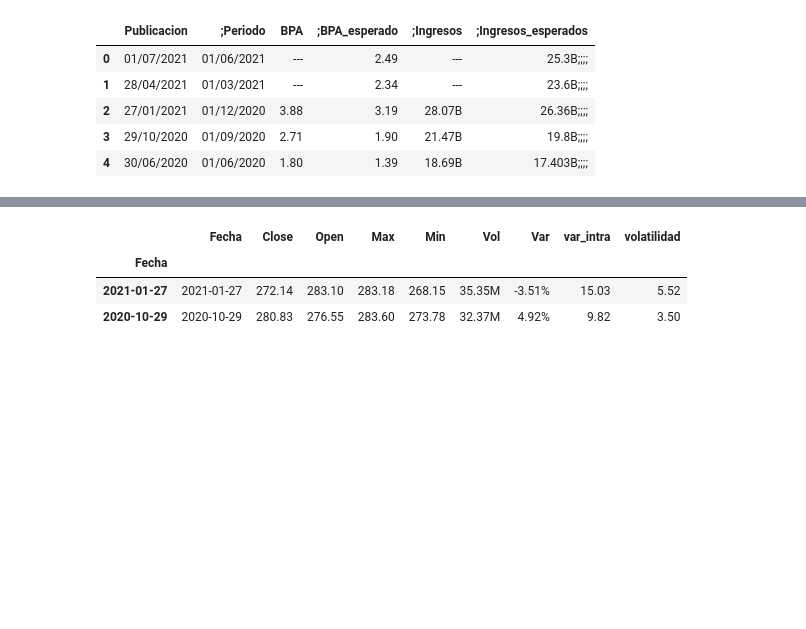
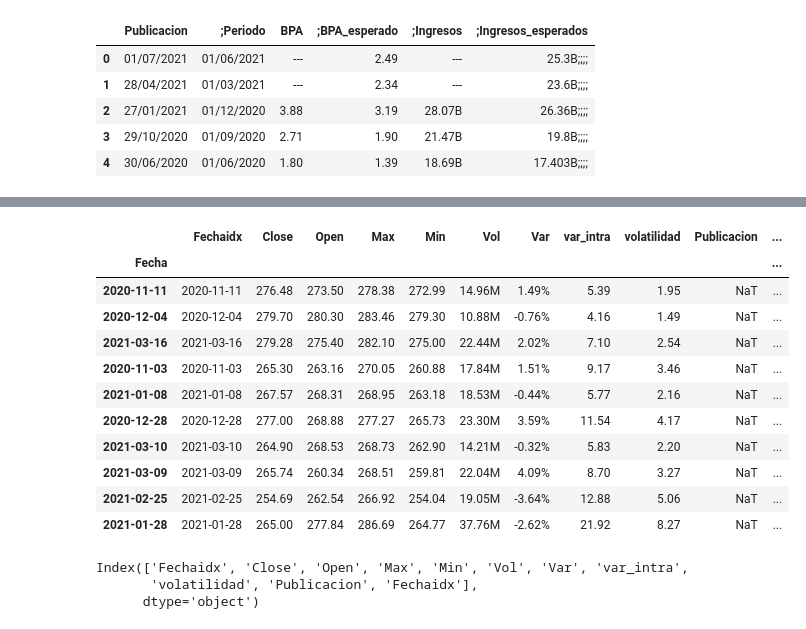
Before and after one commit to asiokfd/Proyecto2, a Jupyter notebook: Proyecto2 (sucio).ipynb, the cells around one changed output, grey strips where cells are left out. Cells and saved outputs as stored; diff of their text form; code cells hidden in the pictures; blank space fills up the shorter version.

```diff
--- a/Proyecto2 (sucio).ipynb
+++ b/Proyecto2 (sucio).ipynb
@@ -181,7 +145,19 @@ fechasfiltradas3= pd.concat ([fechasfiltradas1, fechasfiltradas2])
-# %%
-fechasfiltradas3
-# %% [output]
-|  | Fecha | Close | Open | Max | Min | Vol | Var | var_intra | volatilidad |
-| Fecha |  |  |  |  |  |  |  |  |  |
-| 2021-01-27 | 2021-01-27 | 272.14 | 283.10 | 283.18 | 268.15 | 35.35M | -3.51% | 15.03 | 5.52 |
-| 2020-10-29 | 2020-10-29 | 280.83 | 276.55 | 283.60 | 273.78 | 32.37M | 4.92% | 9.82 | 3.50 |
+# %%
+resultados.set_index("Publicacion", drop=False, inplace=True)
+# %%
+dff= historico.join (resultados, lsuffix='idx', rsuffix='idx')
+# %%
+dff.sample(10)
+# %% [output]
+|  | Fechaidx | Close | Open | Max | Min | Vol | Var | var_intra | volatilidad | Publicacion | ... |
+| Fecha |  |  |  |  |  |  |  |  |  |  | ... |
+| 2020-11-11 | 2020-11-11 | 276.48 | 273.50 | 278.38 | 272.99 | 14.96M | 1.49% | 5.39 | 1.95 | NaT | ... |
+| 2020-12-04 | 2020-12-04 | 279.70 | 280.30 | 283.46 | 279.30 | 10.88M | -0.76% | 4.16 | 1.49 | NaT | ... |
+| 2021-03-16 | 2021-03-16 | 279.28 | 275.40 | 282.10 | 275.00 | 22.44M | 2.02% | 7.10 | 2.54 | NaT | ... |
+| 2020-11-03 | 2020-11-03 | 265.30 | 263.16 | 270.05 | 260.88 | 17.84M | 1.51% | 9.17 | 3.46 | NaT | ... |
+| 2021-01-08 | 2021-01-08 | 267.57 | 268.31 | 268.95 | 263.18 | 18.53M | -0.44% | 5.77 | 2.16 | NaT | ... |
+| 2020-12-28 | 2020-12-28 | 277.00 | 268.88 | 277.27 | 265.73 | 23.30M | 3.59% | 11.54 | 4.17 | NaT | ... |
+| 2021-03-10 | 2021-03-10 | 264.90 | 268.53 | 268.73 | 262.90 | 14.21M | -0.32% | 5.83 | 2.20 | NaT | ... |
+| 2021-03-09 | 2021-03-09 | 265.74 | 260.34 | 268.51 | 259.81 | 22.04M | 4.09% | 8.70 | 3.27 | NaT | ... |
+| 2021-02-25 | 2021-02-25 | 254.69 | 262.54 | 266.92 | 254.04 | 19.05M | -3.64% | 12.88 | 5.06 | NaT | ... |
+| 2021-01-28 | 2021-01-28 | 265.00 | 277.84 | 286.69 | 264.77 | 37.76M | -2.62% | 21.92 | 8.27 | NaT | ... |
@@ -187,0 +166,6 @@ fechasfiltradas3
+# %%
+dff.columns
+# %% [output]
+Index(['Fechaidx', 'Close', 'Open', 'Max', 'Min', 'Vol', 'Var', 'var_intra',
+       'volatilidad', 'Publicacion', 'Fechaidx'],
+      dtype='object')
```
Also changed, not shown: parts of 20 cells of this notebook, 9 other files.
